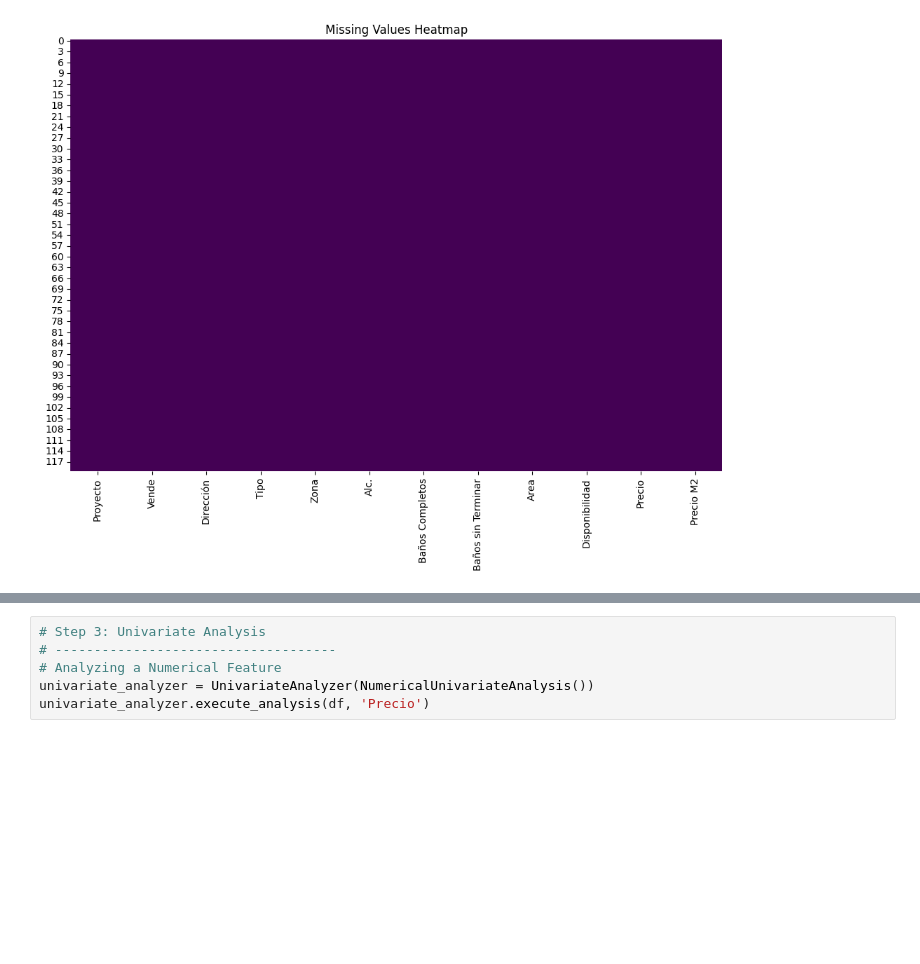
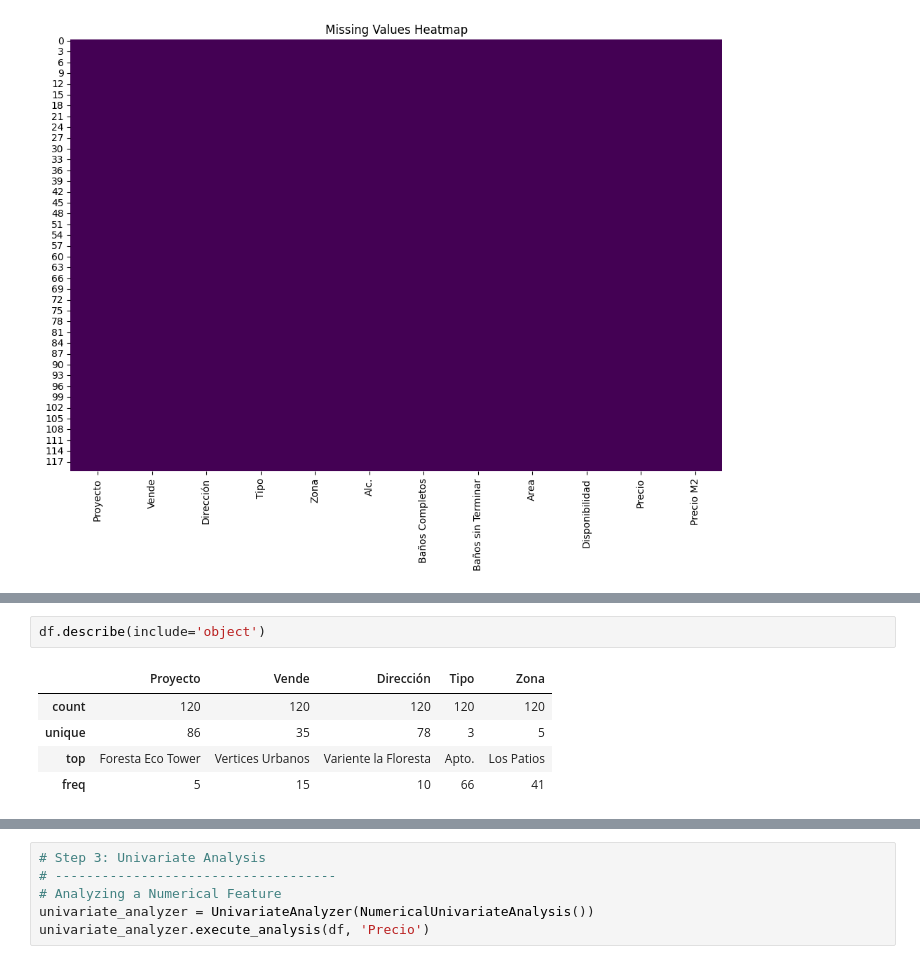
Before and after one commit to CJ7MO/price-predictor-system-ns, a Jupyter notebook: analysis/EDA.ipynb, the cells around one changed output, grey strips where cells are left out. Cells and saved outputs as stored; diff of their text form; blank space fills up the shorter version.

```diff
--- a/analysis/EDA.ipynb
+++ b/analysis/EDA.ipynb
@@ -90,0 +155,8 @@ Missing Values Heatmap:
+# %%
+df.describe(include='object')
+# %% [output]
+|  | Proyecto | Vende | Dirección | Tipo | Zona |
+| count | 120 | 120 | 120 | 120 | 120 |
+| unique | 86 | 35 | 78 | 3 | 5 |
+| top | Foresta Eco Tower | Vertices Urbanos | Variente la Floresta | Apto. | Los Patios |
+| freq | 5 | 15 | 10 | 66 | 41 |
```
Also changed, not shown: parts of 8 cells of this notebook.
